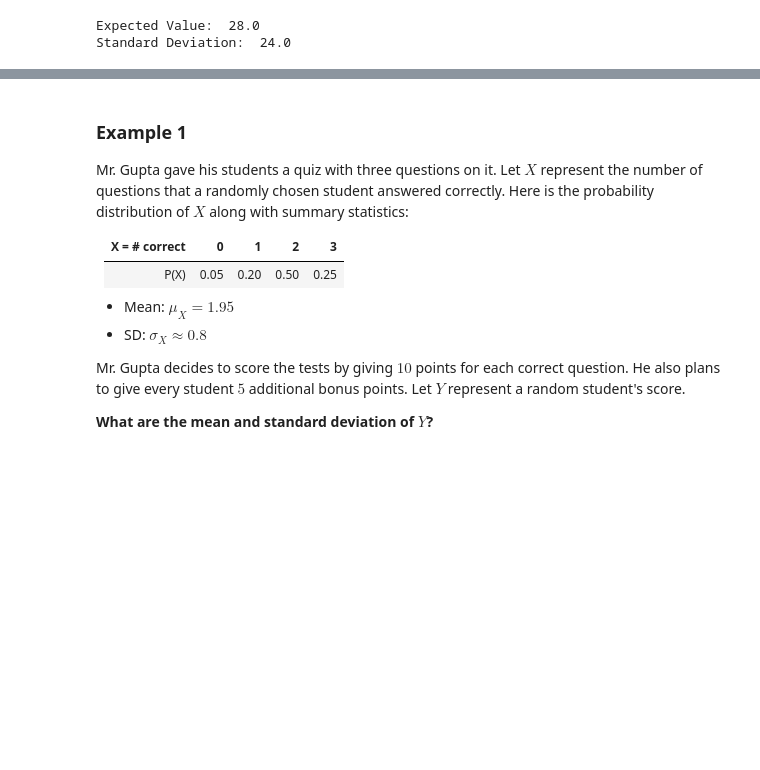
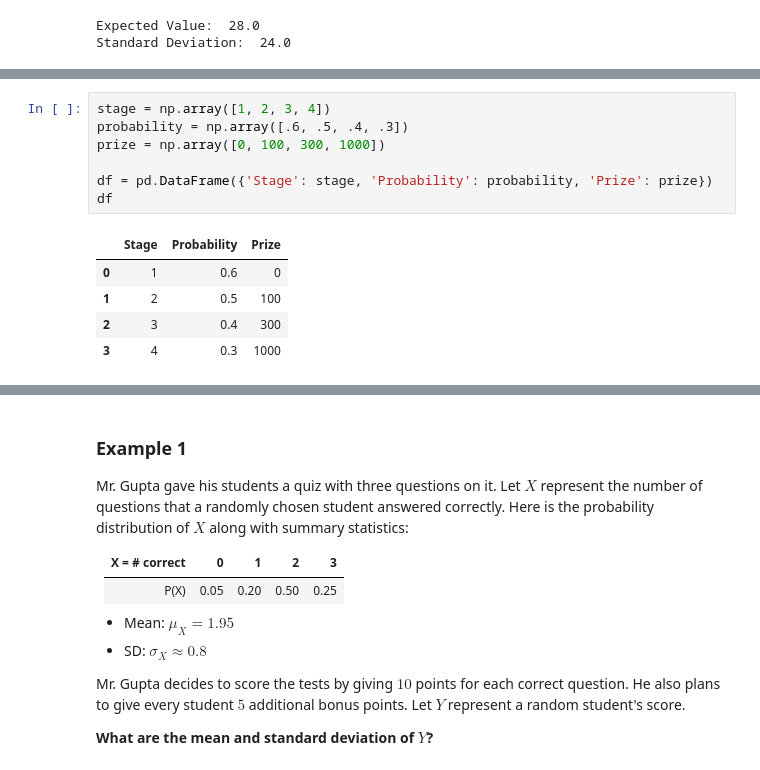
Before and after one commit to ZacksAmber/-probability-and-statistics, a Jupyter notebook: random_variables.ipynb, the cells around one changed output, grey strips where cells are left out. Saved outputs shown, nothing was run; the diff lists cells and outputs as text; blank space fills up the shorter version.

```diff
--- a/random_variables.ipynb
+++ b/random_variables.ipynb
@@ -95,0 +323,13 @@ Standard Deviation:  24.0
+# %%
+stage = np.array([1, 2, 3, 4])
+probability = np.array([.6, .5, .4, .3])
+prize = np.array([0, 100, 300, 1000])
+
+df = pd.DataFrame({'Stage': stage, 'Probability': probability, 'Prize': prize})
+df
+# %% [output]
+|  | Stage | Probability | Prize |
+| 0 | 1 | 0.6 | 0 |
+| 1 | 2 | 0.5 | 100 |
+| 2 | 3 | 0.4 | 300 |
+| 3 | 4 | 0.3 | 1000 |
```
Also changed, not shown: parts of 54 cells of this notebook, 9 other files.
